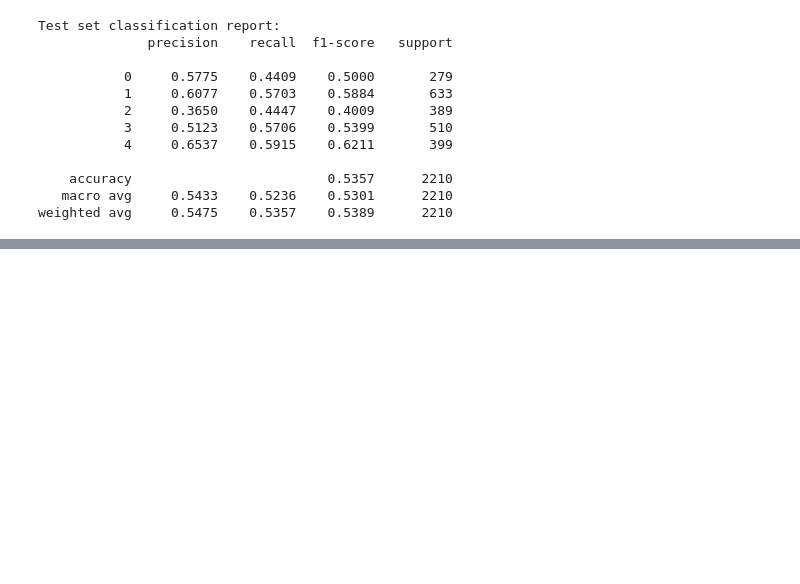
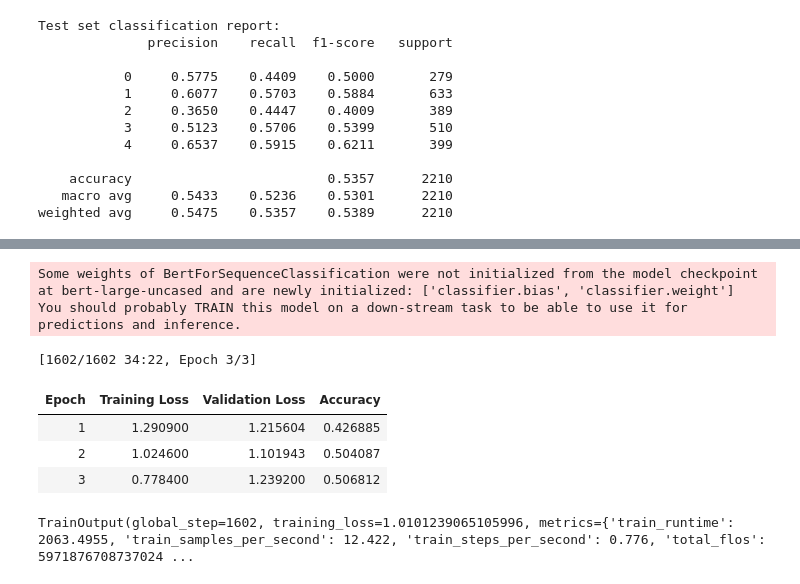
Before and after one commit to namberino/sst5-sentiment-analysis, a Jupyter notebook: sst5_analysis.ipynb, the cells around one changed output, grey strips where cells are left out. Saved outputs shown, nothing was run; the diff lists cells and outputs as text; code cells hidden in the pictures; blank space fills up the shorter version.

Commit message:
Add BERT Large model

```diff
--- a/sst5-sentiment.ipynb
+++ b/sst5_analysis.ipynb
@@ -420,0 +407,51 @@ weighted avg     0.5475    0.5357    0.5389      2210
+# %%
+# hugging face dataset format
+train_data = Dataset.from_dict({"text": train_sentences, "label": train_labels})
+dev_data = Dataset.from_dict({"text": dev_sentences, "label": dev_labels})
+test_data = Dataset.from_dict({"text": test_sentences, "label": test_labels})
+# %%
+# tokenize dataset
+train_data = train_data.map(tokenize_function, batched=True)
+dev_data = dev_data.map(tokenize_function, batched=True)
+test_data = test_data.map(tokenize_function, batched=True)
+# %%
+training_args = TrainingArguments(
+    output_dir="./results",
+    report_to="none",
+    evaluation_strategy="epoch",
+    save_strategy="epoch",
+    per_device_train_batch_size=16,
+    per_device_eval_batch_size=16,
+    num_train_epochs=3,
+    weight_decay=0.01,
+    logging_dir="./logs",
+    logging_steps=500,
+)
+
+def compute_metrics(eval_pred):
+    logits, labels = eval_pred
+    predictions = np.argmax(logits, axis=1)
+    return {"accuracy": accuracy_score(labels, predictions)}
+# %%
+model = BertForSequenceClassification.from_pretrained("bert-large-uncased", num_labels=5) # pre-trained model
+
+trainer = Trainer(
+    model=model,
+    args=training_args,
+    train_dataset=train_data,
+    eval_dataset=dev_data,
+    tokenizer=tokenizer,
+    compute_metrics=compute_metrics,
+)
+# %% [output]
+Some weights of BertForSequenceClassification were not initialized from the model checkpoint at bert-large-uncased and are newly initialized: ['classifier.bias', 'classifier.weight']
+You should probably TRAIN this model on a down-stream task to be able to use it for predictions and inference.
+# %%
+trainer.train()
+# %% [output]
+[1602/1602 34:22, Epoch 3/3]
+| Epoch | Training Loss | Validation Loss | Accuracy |
+| 1 | 1.290900 | 1.215604 | 0.426885 |
+| 2 | 1.024600 | 1.101943 | 0.504087 |
+| 3 | 0.778400 | 1.239200 | 0.506812 |
+TrainOutput(global_step=1602, training_loss=1.0101239065105996, metrics={'train_runtime': 2063.4955, 'train_samples_per_second': 12.422, 'train_steps_per_second': 0.776, 'total_flos': 5971876708737024 ...
```
Also changed, not shown: parts of 5 cells of this notebook, 1 other file.
